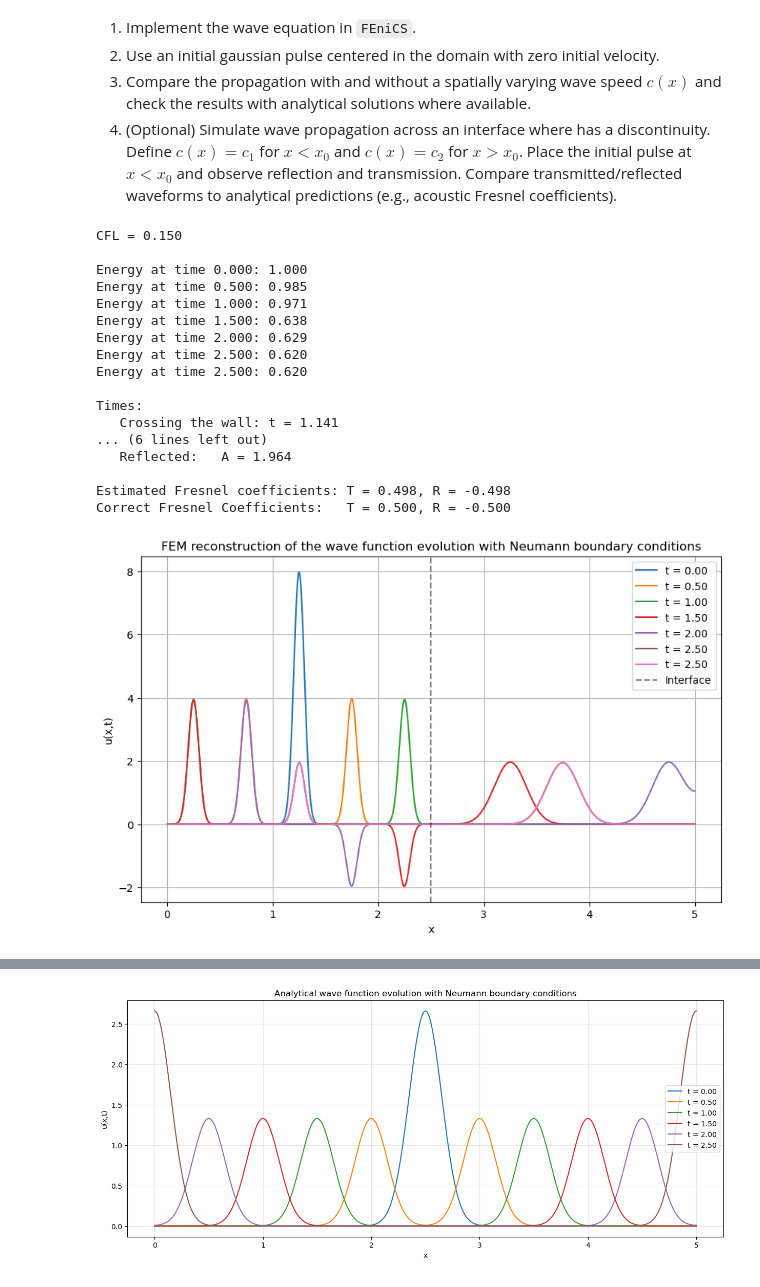
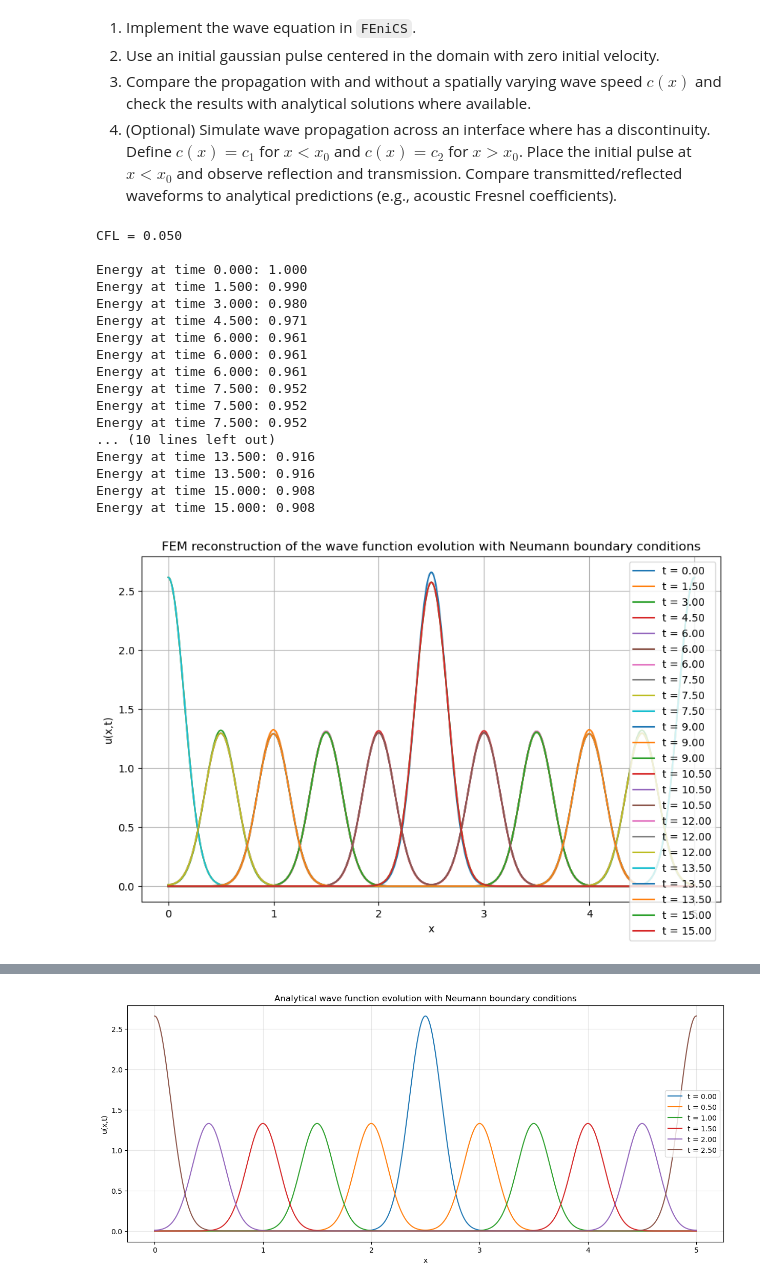
Before and after one commit to darioliotta/Quantum-Information-Project, a Jupyter notebook: try.ipynb, the cells around one changed output, grey strips where cells are left out. Cells and saved outputs as stored; diff of their text form; code cells hidden in the pictures.

```diff
--- a/try.ipynb
+++ b/try.ipynb
@@ -328,8 +461,8 @@ def classica_wave_function_analytical(L, nx, T, c, f, N_modes = 50, bc = "Dirich
 # %%
 L     = 5.0
-nx    = 5000
-T     = 2.5
-dt    = 0.00005
+nx    = 25000
+T     = 10
+dt    = 0.0001
 c1    = 1.0
 c2    = 3.0
 c_fun = partial(c_piecewise, c1 = c1, c2 = c2, L = L)
@@ -337,30 +470,30 @@ bc    = "Neumann"
 # %%
 classical_wave_function(
     L       = L,
     nx      = nx,
     T       = T,
     dt      = dt,
-    c       = c_fun,
-    f       = lambda x: gaussian(x, x0 = L/4, sigma = 0.05),
+    c       = c1,
+    f       = lambda x: gaussian(x, x0 = L/2, sigma = 0.15),
     bc      = bc,
-    n_plots = 6
+    n_plots = 11
 )
 # %% [output]
-CFL = 0.150
+CFL = 0.050
 
 Energy at time 0.000: 1.000
-Energy at time 0.500: 0.985
-Energy at time 1.000: 0.971
-Energy at time 1.500: 0.638
-Energy at time 2.000: 0.629
-Energy at time 2.500: 0.620
-Energy at time 2.500: 0.620
-
-Times:
-   Crossing the wall: t = 1.141
-... (6 lines left out)
-   Reflected:   A = 1.964
-
-Estimated Fresnel coefficients: T = 0.498, R = -0.498
-Correct Fresnel Coefficients:   T = 0.500, R = -0.500
+Energy at time 1.500: 0.990
+Energy at time 3.000: 0.980
+Energy at time 4.500: 0.971
+Energy at time 6.000: 0.961
+Energy at time 6.000: 0.961
+Energy at time 6.000: 0.961
+Energy at time 7.500: 0.952
+Energy at time 7.500: 0.952
+Energy at time 7.500: 0.952
+... (10 lines left out)
+Energy at time 13.500: 0.916
+Energy at time 13.500: 0.916
+Energy at time 15.000: 0.908
+Energy at time 15.000: 0.908
-[figure, old version]
+[figure, new version]
```
Also changed, not shown: parts of 4 cells of this notebook, 15 other files.
